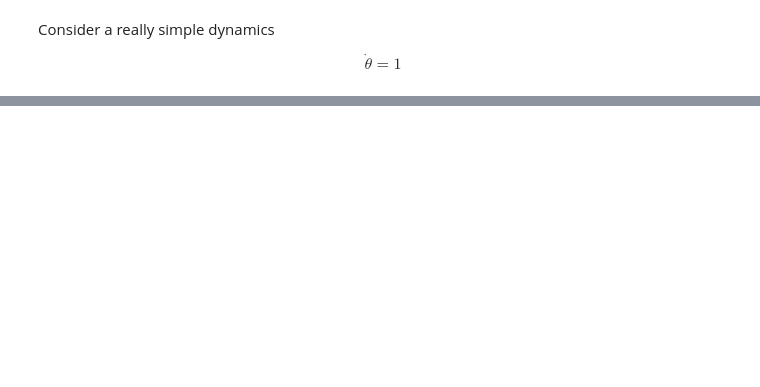
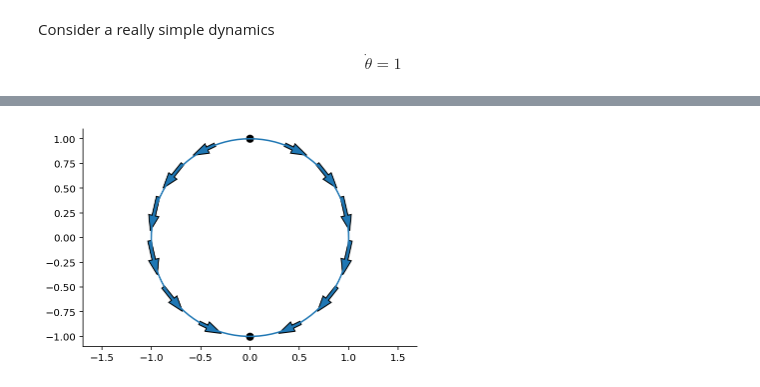
Before and after one commit to gerdm/QMUL, a Jupyter notebook: MTH744P-dynamical-systems/l04-flow-on-circle.ipynb, the cells around one changed output, grey strips where cells are left out. Cells and saved outputs as stored; diff of their text form; code cells hidden in the pictures; blank space fills up the shorter version.

```diff
--- a/MTH744P-dynamical-systems/l04-flow-on-circle.ipynb
+++ b/MTH744P-dynamical-systems/l04-flow-on-circle.ipynb
@@ -46,0 +44,17 @@ plt.axis("equal");
+# %%
+theta_circular = np.linspace(0, 2 * np.pi, 100)
+# %%
+def plot_circular_dynamics(theta_inits, f, eps=0.2, rtol=0.02):
+    for theta in theta_inits:
+        dx, dy = np.cos(theta) * eps, -np.sin(theta) * eps
+
+        dx = np.cos(theta) * eps * f(theta)
+        dy = -np.sin(theta) * eps * f(theta)
+
+        if not np.isclose(dx, 0, rtol=rtol) or not np.isclose(dy, 0, rtol=rtol):
+            plt.arrow(np.sin(theta) - dx, np.cos(theta) - dy, dx, dy, width=0.035)
+        else:
+            plt.scatter(np.sin(theta), np.cos(theta), c="black", s=50)
+
+    plt.plot(np.sin(theta_circular), np.cos(theta_circular))
+    plt.axis("equal");
@@ -46,0 +70,9 @@ plt.axis("equal");
+# %%
+theta_init = np.arange(0, 2 * np.pi, np.pi / 7)
+
+def f(theta):
+    return np.sin(theta)
+
+plot_circular_dynamics(theta_init, f)
+# %% [output]
+[figure, added]
```
Also changed, not shown: parts of 10 cells of this notebook.
